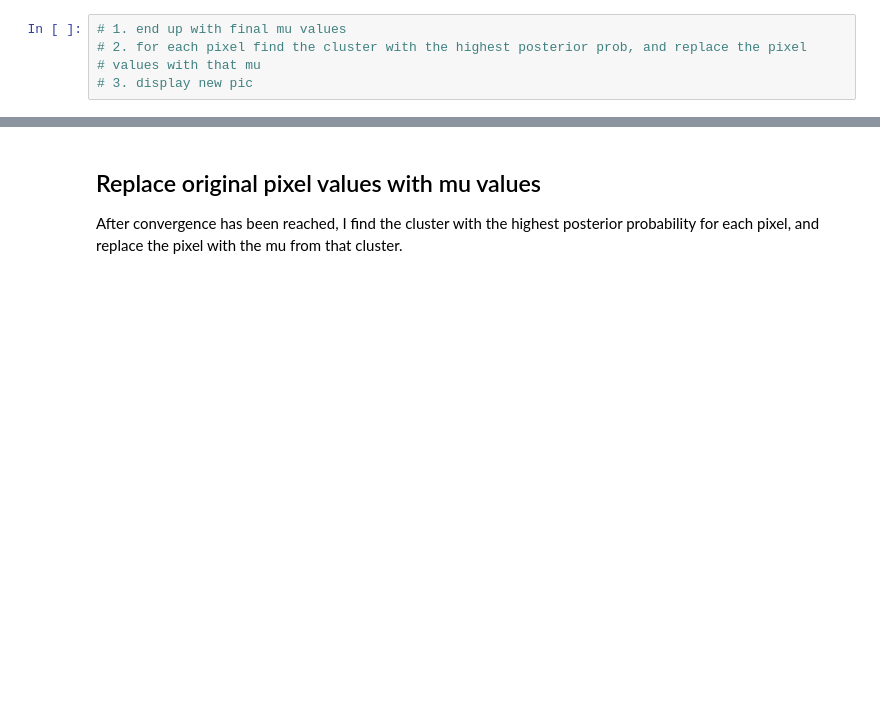
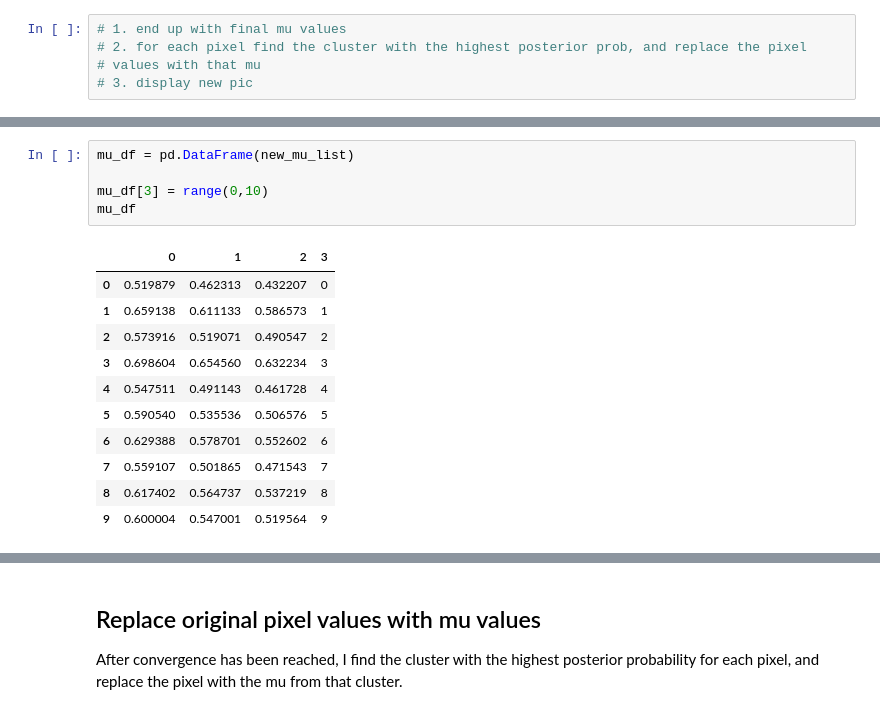
Before and after one commit to EloiseRosen/HW7, a Jupyter notebook: hw7_problem2.ipynb, the cells around one changed output, grey strips where cells are left out. Drawn from its saved outputs; the diff is of its cells as text; blank space fills up the shorter version.

```diff
--- a/hw7_problem2.ipynb
+++ b/hw7_problem2.ipynb
@@ -267,0 +310,17 @@ ValueError: The truth value of an array with more than one element is ambiguous.
+# %%
+mu_df = pd.DataFrame(new_mu_list)
+
+mu_df[3] = range(0,10)
+mu_df
+# %% [output]
+|  | 0 | 1 | 2 | 3 |
+| 0 | 0.519879 | 0.462313 | 0.432207 | 0 |
+| 1 | 0.659138 | 0.611133 | 0.586573 | 1 |
+| 2 | 0.573916 | 0.519071 | 0.490547 | 2 |
+| 3 | 0.698604 | 0.654560 | 0.632234 | 3 |
+| 4 | 0.547511 | 0.491143 | 0.461728 | 4 |
+| 5 | 0.590540 | 0.535536 | 0.506576 | 5 |
+| 6 | 0.629388 | 0.578701 | 0.552602 | 6 |
+| 7 | 0.559107 | 0.501865 | 0.471543 | 7 |
+| 8 | 0.617402 | 0.564737 | 0.537219 | 8 |
+| 9 | 0.600004 | 0.547001 | 0.519564 | 9 |
```
Also changed, not shown: parts of 21 cells of this notebook.
